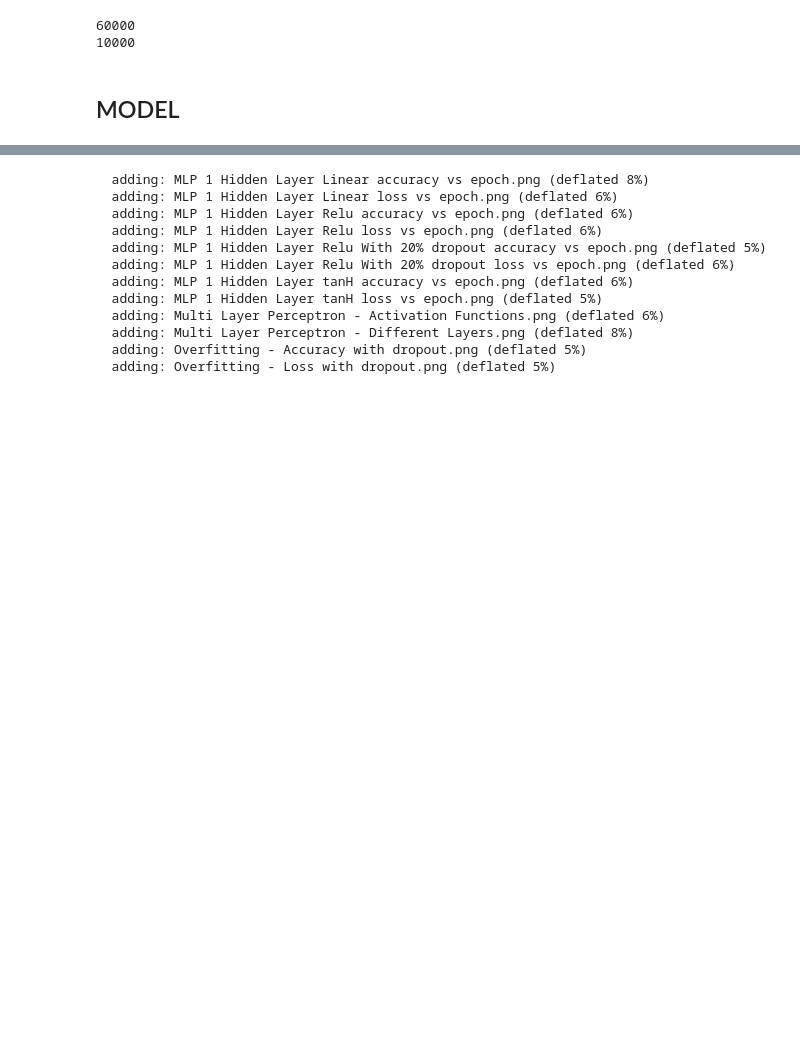
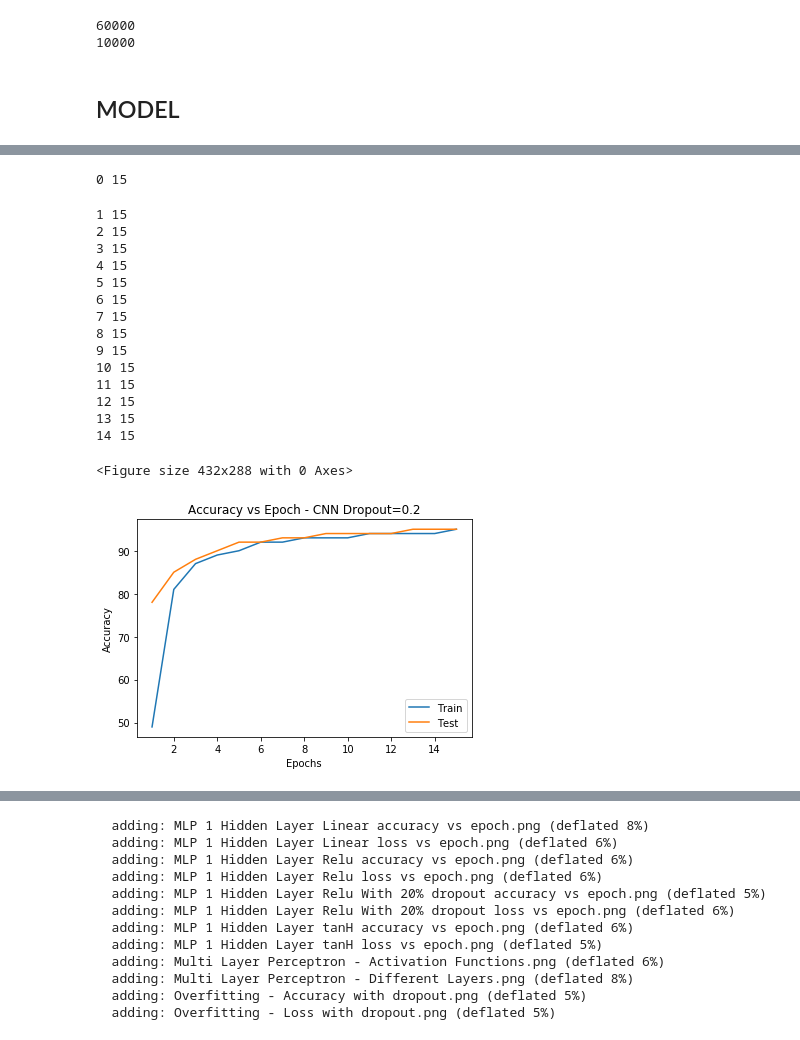
Before and after one commit to abhinavhinger12/CS574, a Jupyter notebook: mnist/MLP.ipynb, the cells around one changed output, grey strips where cells are left out. Cells and saved outputs as stored; diff of their text form; code cells hidden in the pictures; blank space fills up the shorter version.

```diff
--- a/mnist/MLP.ipynb
+++ b/mnist/MLP.ipynb
@@ -281,0 +635,60 @@ dropouts.append(z)
+# %%
+conv_dropout = []
+
+class CNN2c2dr(nn.Module):
+    def __init__(self, input_size, inter,num_classes):
+        super(CNN2c2dr, self).__init__()
+        self.conv1 = nn.Conv2d(1, 10, kernel_size=5)
+        self.conv2 = nn.Conv2d(10, 20, kernel_size=5)
+        self.conv2_drop = nn.Dropout2d(p=0.2)
+        self.fc1 = nn.Linear(320, 50)
+        self.fc2 = nn.Linear(50, 10)
+
+    def forward(self, x):
+        x = F.relu(F.max_pool2d(self.conv1(x), 2))
+        x = F.relu(F.max_pool2d(self.conv2_drop(self.conv2(x)), 2))
+        x = x.view(-1, 320)
+        x = F.relu(self.fc1(x))
+        x = F.dropout(x, training=self.training)
+        x = self.fc2(x)
+        return F.log_softmax(x)
+
+class CNN2c5dr(nn.Module):
+    def __init__(self, input_size, inter,num_classes):
+        super(CNN2c5dr, self).__init__()
+        self.conv1 = nn.Conv2d(1, 10, kernel_size=5)
+        self.conv2 = nn.Conv2d(10, 20, kernel_size=5)
+        self.conv2_drop = nn.Dropout2d(p=0.5)
+        self.fc1 = nn.Linear(320, 50)
+        self.fc2 = nn.Linear(50, 10)
+
+    def forward(self, x):
+        x = F.relu(F.max_pool2d(self.conv1(x), 2))
+        x = F.relu(F.max_pool2d(self.conv2_drop(self.conv2(x)), 2))
+        x = x.view(-1, 320)
+        x = F.relu(self.fc1(x))
+        x = F.dropout(x, training=self.training)
+        x = self.fc2(x)
+        return F.log_softmax(x)
+# %%
+filename = 'CNN Dropout=0.2'
+z = [filename] + runner(784,56,10,filename,train_loader,test_loader,learning_rate,device,num_epochs,momentum,CNN2c2dr,F.nll_loss,0)
+conv_activation.append(z)
+# %% [output]
+0 15
+1 15
+2 15
+3 15
+4 15
+5 15
+6 15
+7 15
+8 15
+9 15
+10 15
+11 15
+12 15
+13 15
+14 15
+<Figure size 432x288 with 0 Axes>
+[figure, added]
```
Also changed, not shown: parts of 11 cells of this notebook, 2 other files.
